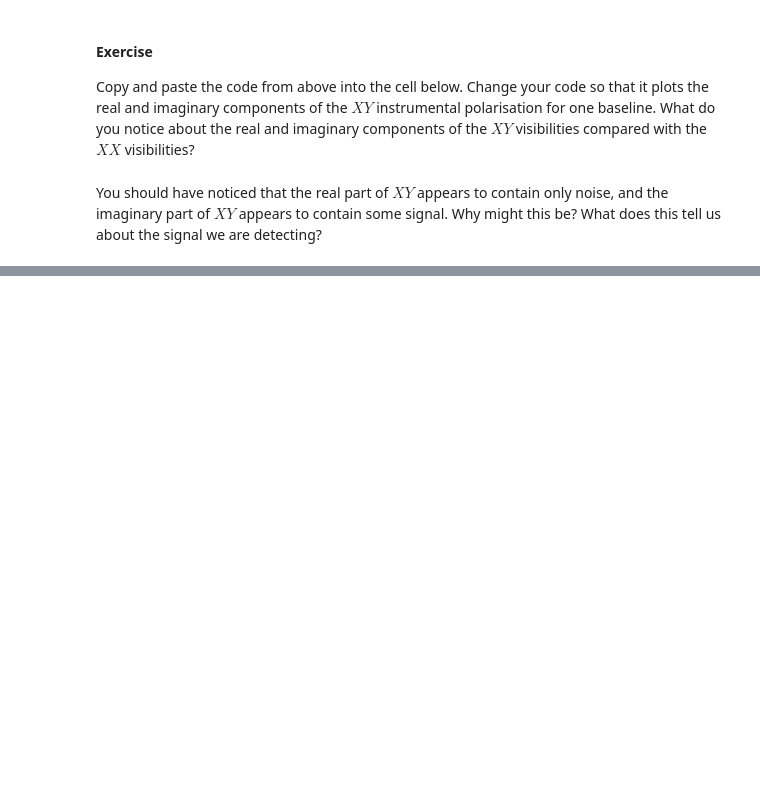
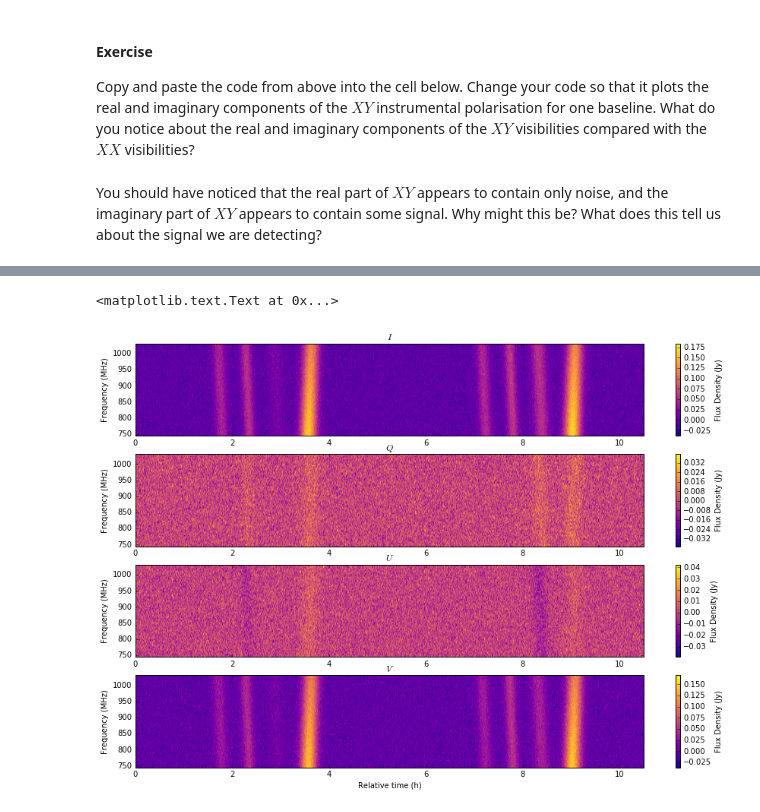
Before and after one commit to LBJ-Wade/SKA_school, a Jupyter notebook: dynamic_spectrum_tutorial.ipynb, the cells around one changed output, grey strips where cells are left out. Saved outputs shown, nothing was run; the diff lists cells and outputs as text; code cells hidden in the pictures; blank space fills up the shorter version.

```diff
--- a/dynamic_spectrum_tutorial.ipynb
+++ b/dynamic_spectrum_tutorial.ipynb
@@ -163,0 +357,20 @@ You should have noticed that the real part of $XY$ appears to contain only noise
+# %%
+I_lc = #complete this line
+Q_lc = #complete this line
+U_lc = #complete this line
+V_lc = #complete this line
+
+fig, ax = plt.subplots(1, 1, figsize = (12,7))
+
+ax.plot(time, np.real(I_lc), label = r'$I$')
+ax.plot(time, np.real(V_lc), label = r'$V$')
+ax.plot(time, np.real(Q_lc), label = r'$Q$')
+ax.plot(time, np.real(U_lc), label = r'$U$')
+ax.legend()
+
+ax.set_xlim(time[0], time[-1])
+
+ax.set_xlabel('Relative time (h)')
+ax.set_ylabel('Flux Density (Jy)')
+
+plt.show()
@@ -163,0 +438,27 @@ You should have noticed that the real part of $XY$ appears to contain only noise
+# %%
+fig, axes = plt.subplots(4, #4 rows of axes
+                         1, #1 column of axes
+                         figsize = (15, 10) # a nice big figure
+                         )
+
+labels = [r'$I$', r'$Q$', r'$U$', r'$V$']
+
+for i, stokes in enumerate([I, Q, U, V]):
+    #use the plot_ds function here
+    ax = axes[i]
+    ds = plot_ds(fig, ax, np.real(stokes), time = time, freq = freq) #complete this line
+
+    #set the axis title
+    axes[i].set_title(labels[i], fontsize = 12)
+
+
+#set the axis labels here by filling in :
+for ax in axes[:]:
+    ax.set_ylabel('Frequency (MHz)')
+
+axes[-1].set_xlabel('Relative time (h)')
+
+fig.tight_layout()
+# %% [output]
+<matplotlib.text.Text at 0x...>
+[figure, added]
```
Also changed, not shown: parts of 36 cells of this notebook.
